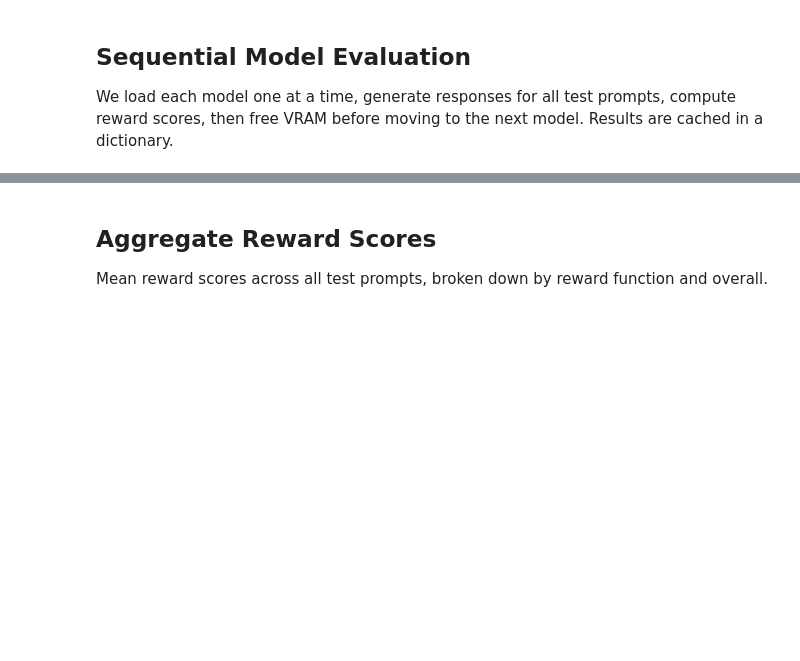
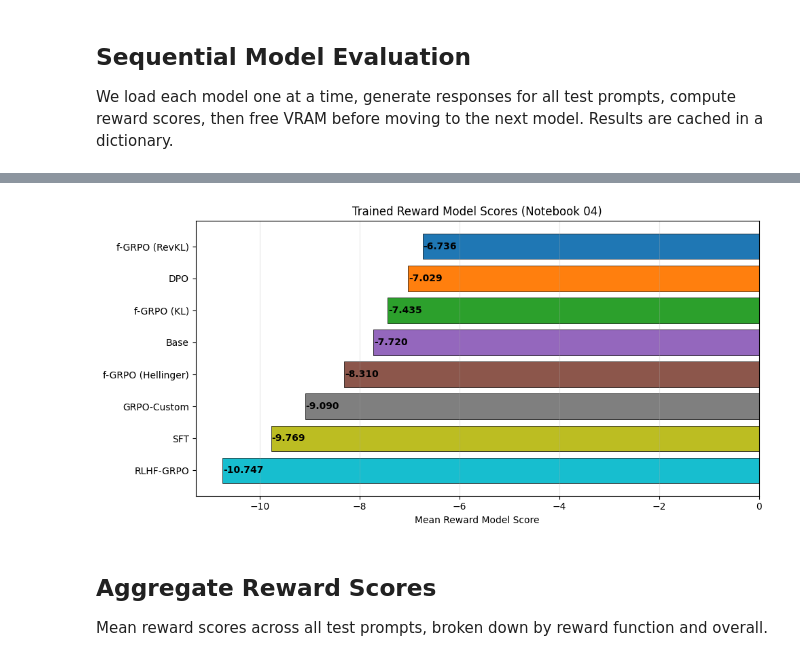
Before and after one commit to rkaunismaa/Alignment, a Jupyter notebook: 10_Final_Evaluation.ipynb, the cells around one changed output, grey strips where cells are left out. Cells and saved outputs as stored; diff of their text form; code cells hidden in the pictures; blank space fills up the shorter version.

```diff
--- a/10_Final_Evaluation.ipynb
+++ b/10_Final_Evaluation.ipynb
@@ -313,3 +654,30 @@ print("Results saved to ./results/final_evaluation.json")
+# %%
+# Plot reward model scores (if available)
+if reward_model_scores:
+    fig, ax = plt.subplots(figsize=(10, 5))
+
+    rm_means = {m: np.mean(list(scores.values())) for m, scores in reward_model_scores.items()}
+    rm_sorted = sorted(rm_means.items(), key=lambda x: x[1], reverse=True)
+    rm_names = [x[0] for x in rm_sorted]
+    rm_vals = [x[1] for x in rm_sorted]
+    rm_colors = plt.cm.tab10(np.linspace(0, 1, len(rm_names)))
+
+    bars = ax.barh(rm_names, rm_vals, color=rm_colors, edgecolor="black", linewidth=0.5)
+    for bar, val in zip(bars, rm_vals):
+        ax.text(bar.get_width() + 0.01, bar.get_y() + bar.get_height() / 2,
+                f"{val:.3f}", ha="left", va="center", fontweight="bold")
+
+    ax.set_xlabel("Mean Reward Model Score")
+    ax.set_title("Trained Reward Model Scores (Notebook 04)")
+    ax.grid(True, alpha=0.3, axis="x")
+    ax.invert_yaxis()
+
+    plt.tight_layout()
+    plt.show()
+else:
+    print("No reward model scores available.")
+# %% [output]
+[figure, added]
 # %% [markdown]
 ## Aggregate Reward Scores
 
```
Also changed, not shown: parts of 27 cells of this notebook.
